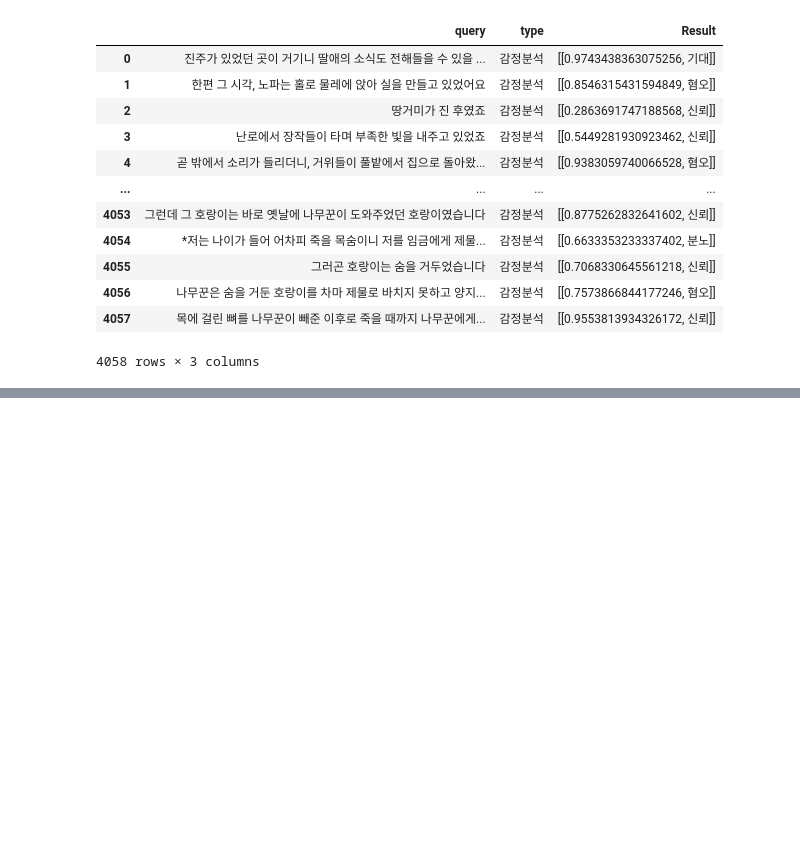
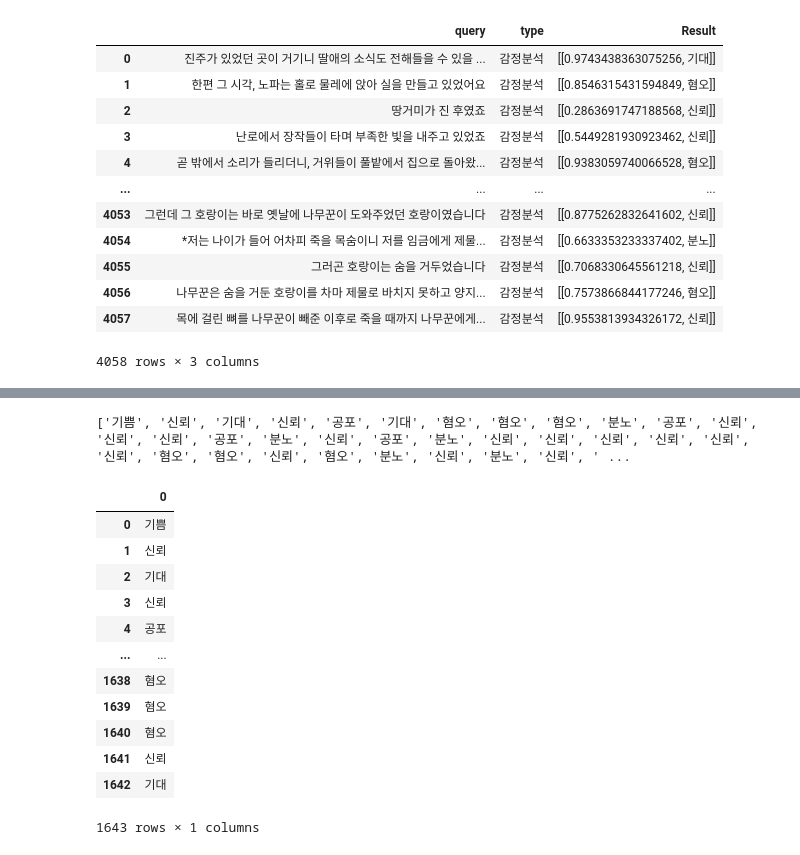
Before and after one commit to babbcb2/TIL, a Jupyter notebook: Project(전공)/6. 모델링/JSON 전처리.ipynb, the cells around one changed output, grey strips where cells are left out. Drawn from its saved outputs; the diff is of its cells as text; code cells hidden in the pictures; blank space fills up the shorter version.

```diff
--- a/Project(전공)/6. 모델링/JSON 전처리.ipynb
+++ b/Project(전공)/6. 모델링/JSON 전처리.ipynb
@@ -257,0 +276,3 @@ test_df_full_2nd.to_csv('./test_df_full_9000_2nd.csv', index=False, sep = ',', e
+# %%
+data_df_3nd = data['Text'][2000:]
+data_df_3nd
@@ -257,0 +292,43 @@ test_df_full_2nd.to_csv('./test_df_full_9000_2nd.csv', index=False, sep = ',', e
+# %%
+url = 'http://svc.saltlux.ai:31781'
+headers = {'Content-Type': 'application/json; charset=utf-8'}
+
+test_df_3nd = []
+test_df_full_3nd = []
+
+for idx in data_df_3nd:
+    params = {
+    "key": "3e1efc54-98d9-4de4-a111-97728a14f0b2",
+    "serviceId": "11987300804",
+    "argument": {
+        "type": "1",
+        "query": idx
+        }
+    }
+    response = requests.post(url, headers = headers, data = json.dumps(params))
+    y = response.content
+    z = y.decode('utf-8')
+    dict = json.loads(z)
+    # print(dict)
+    test_df_3nd.append(dict['Result'][0][1])
+    test_df_full_3nd.append(dict)
+print(test_df_3nd)
+# %% [output]
+['기쁨', '신뢰', '기대', '신뢰', '공포', '기대', '혐오', '혐오', '혐오', '분노', '공포', '신뢰', '신뢰', '신뢰', '공포', '분노', '신뢰', '공포', '분노', '신뢰', '신뢰', '신뢰', '신뢰', '신뢰', '신뢰', '혐오', '혐오', '신뢰', '혐오', '분노', '신뢰', '분노', '신뢰', ' ...
+# %%
+test_df = pd.DataFrame (test_df_3nd)
+test_df
+# %% [output]
+|  | 0 |
+| 0 | 기쁨 |
+| 1 | 신뢰 |
+| 2 | 기대 |
+| 3 | 신뢰 |
+| 4 | 공포 |
+| ... | ... |
+| 1638 | 혐오 |
+| 1639 | 혐오 |
+| 1640 | 혐오 |
+| 1641 | 신뢰 |
+| 1642 | 기대 |
+1643 rows × 1 columns
```
Also changed, not shown: parts of 4 cells of this notebook, 4 other files.
